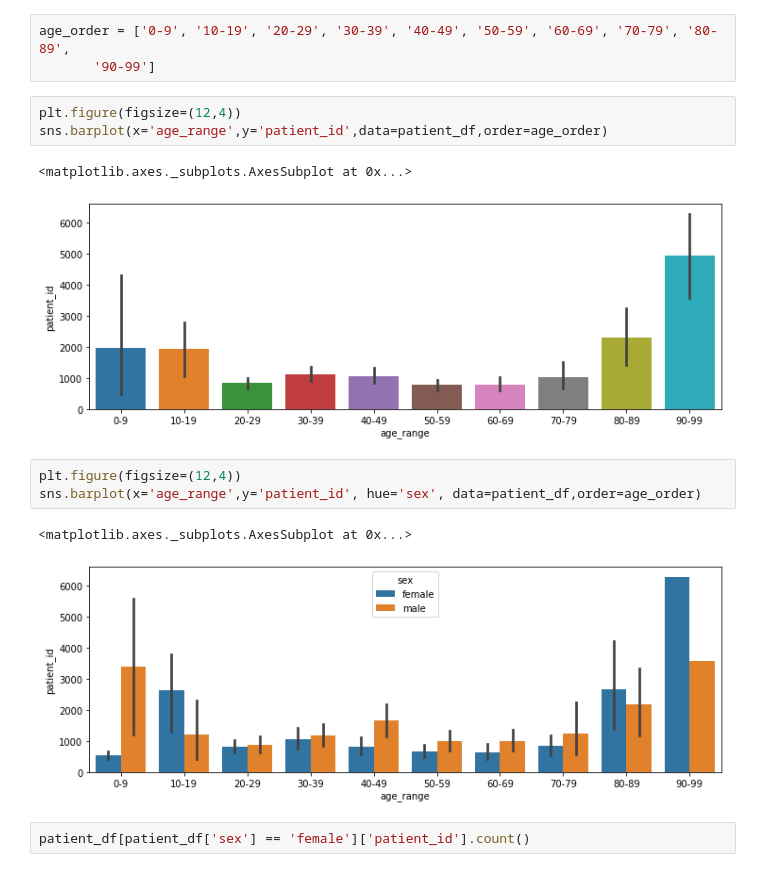
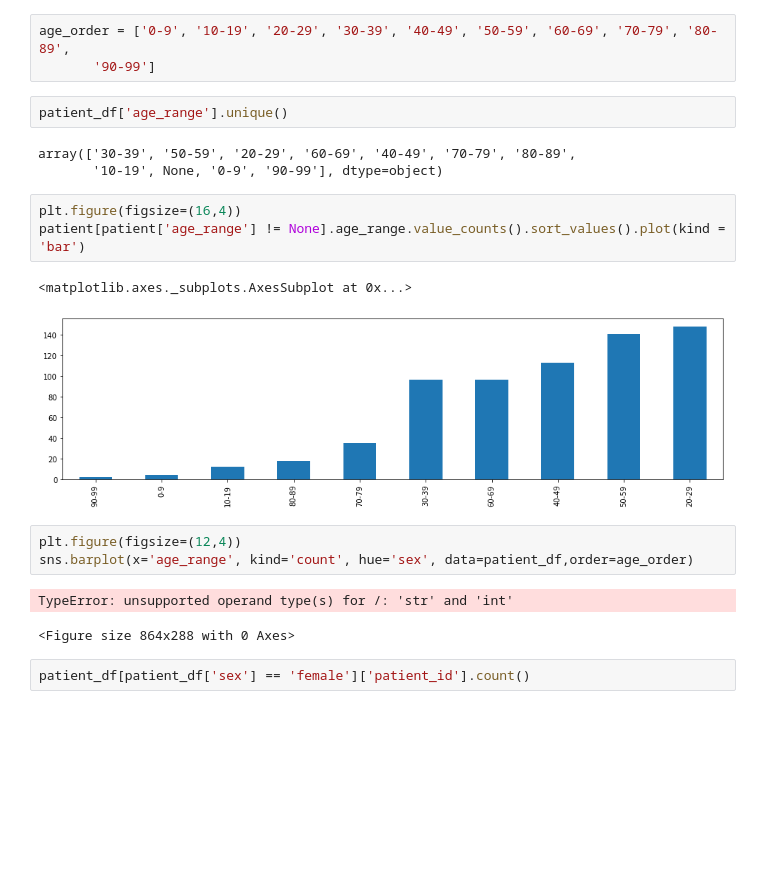
Before and after one commit to mohripan/Feature-Engineering-COVID-19, a Jupyter notebook: covid19_feature_engineering.ipynb, the cells around one changed output. Cells and saved outputs as stored; diff of their text form; blank space fills up the shorter version.

```diff
--- a/covid19_feature_engineering.ipynb
+++ b/covid19_feature_engineering.ipynb
@@ -206,18 +206,23 @@ array(['30-39', '50-59', '20-29', '60-69', '40-49', '70-79', '80-89',
 # %%
 age_order = ['0-9', '10-19', '20-29', '30-39', '40-49', '50-59', '60-69', '70-79', '80-89',
        '90-99']
+# %%
+patient_df['age_range'].unique()
+# %% [output]
+array(['30-39', '50-59', '20-29', '60-69', '40-49', '70-79', '80-89',
+       '10-19', None, '0-9', '90-99'], dtype=object)
+# %%
+plt.figure(figsize=(16,4))
+patient[patient['age_range'] != None].age_range.value_counts().sort_values().plot(kind = 'bar')
+# %% [output]
+<matplotlib.axes._subplots.AxesSubplot at 0x...>
+[figure, added]
 # %%
 plt.figure(figsize=(12,4))
-sns.barplot(x='age_range',y='patient_id',data=patient_df,order=age_order)
+sns.barplot(x='age_range', kind='count', hue='sex', data=patient_df,order=age_order)
 # %% [output]
-<matplotlib.axes._subplots.AxesSubplot at 0x...>
+TypeError: unsupported operand type(s) for /: 'str' and 'int'
-[figure, removed]
+<Figure size 864x288 with 0 Axes>
-# %%
-plt.figure(figsize=(12,4))
-sns.barplot(x='age_range',y='patient_id', hue='sex', data=patient_df,order=age_order)
-# %% [output]
-<matplotlib.axes._subplots.AxesSubplot at 0x...>
-[figure, removed]
 # %%
 patient_df[patient_df['sex'] == 'female']['patient_id'].count()
 # %% [output]
```
Also changed, not shown: 1 other file.
